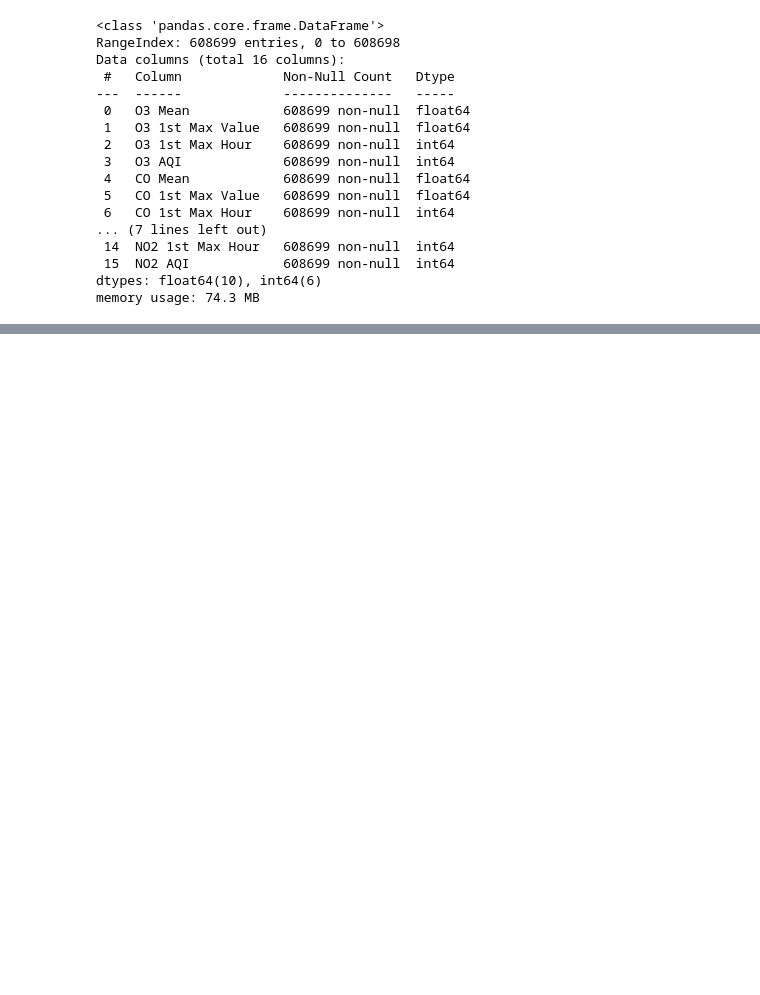
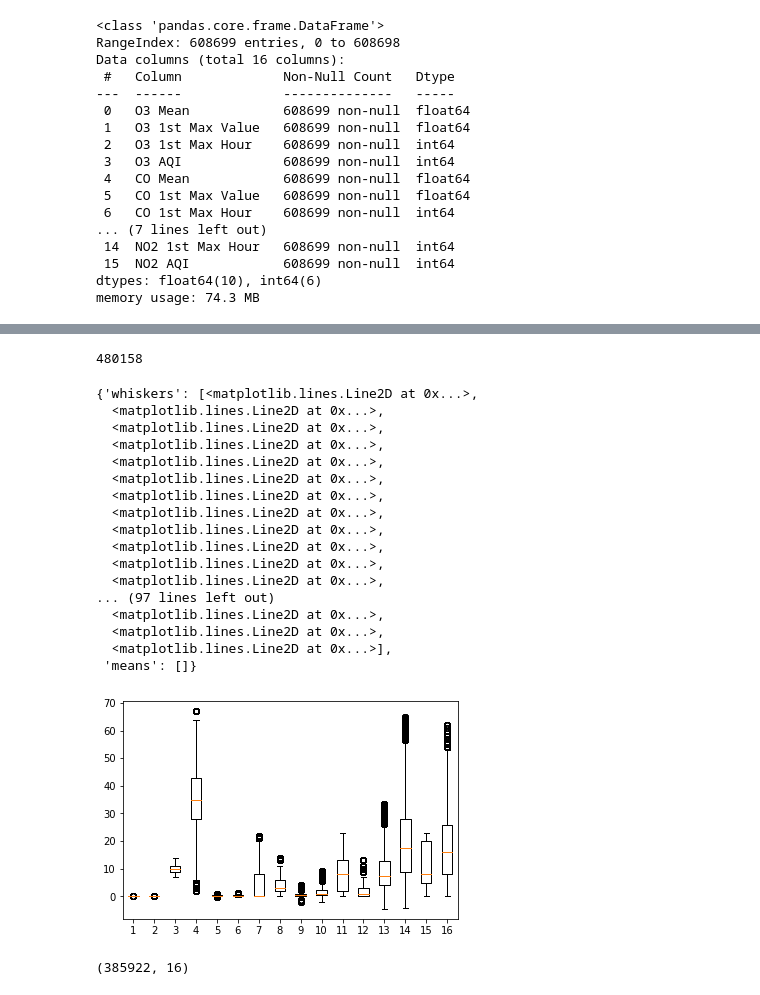
Before and after one commit to Jerryjohnreyes/Pollution_in_last_20years, a Jupyter notebook: third_file.ipynb, the cells around one changed output, grey strips where cells are left out. Drawn from its saved outputs; the diff is of its cells as text; code cells hidden in the pictures; blank space fills up the shorter version.

```diff
--- a/third_file.ipynb
+++ b/third_file.ipynb
@@ -142,0 +159,31 @@ Percentage of Null values in the frame is  6.941033252888538e-05 %
+# %%
+numeric_data.isnull().sum().sum()
+# %% [output]
+480158
+# %%
+data = numeric_data.dropna(axis=0, how='any')
+# %%
+plt.boxplot([data[indexs] for indexs in data.columns])
+# %% [output]
+{'whiskers': [<matplotlib.lines.Line2D at 0x...>,
+  <matplotlib.lines.Line2D at 0x...>,
+  <matplotlib.lines.Line2D at 0x...>,
+  <matplotlib.lines.Line2D at 0x...>,
+  <matplotlib.lines.Line2D at 0x...>,
+  <matplotlib.lines.Line2D at 0x...>,
+  <matplotlib.lines.Line2D at 0x...>,
+  <matplotlib.lines.Line2D at 0x...>,
+  <matplotlib.lines.Line2D at 0x...>,
+  <matplotlib.lines.Line2D at 0x...>,
+  <matplotlib.lines.Line2D at 0x...>,
+  <matplotlib.lines.Line2D at 0x...>,
+... (97 lines left out)
+  <matplotlib.lines.Line2D at 0x...>,
+  <matplotlib.lines.Line2D at 0x...>,
+  <matplotlib.lines.Line2D at 0x...>],
+ 'means': []}
+[figure, added]
+# %%
+data.shape
+# %% [output]
+(385922, 16)
```
Also changed, not shown: parts of 32 cells of this notebook, 1 other file.
